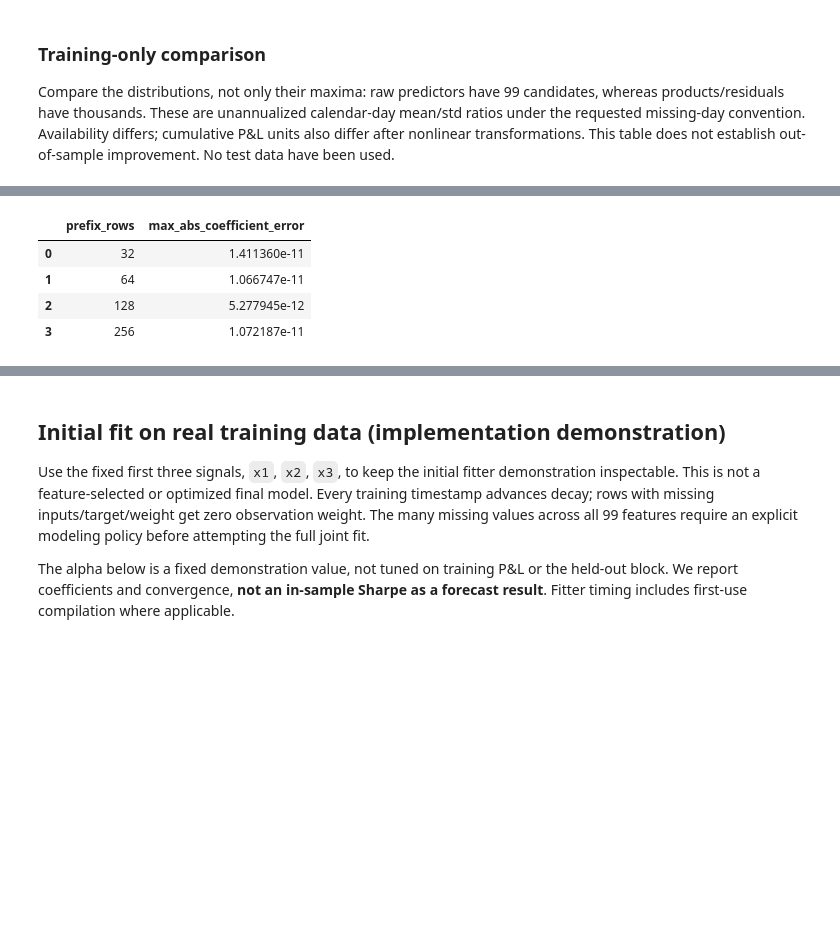
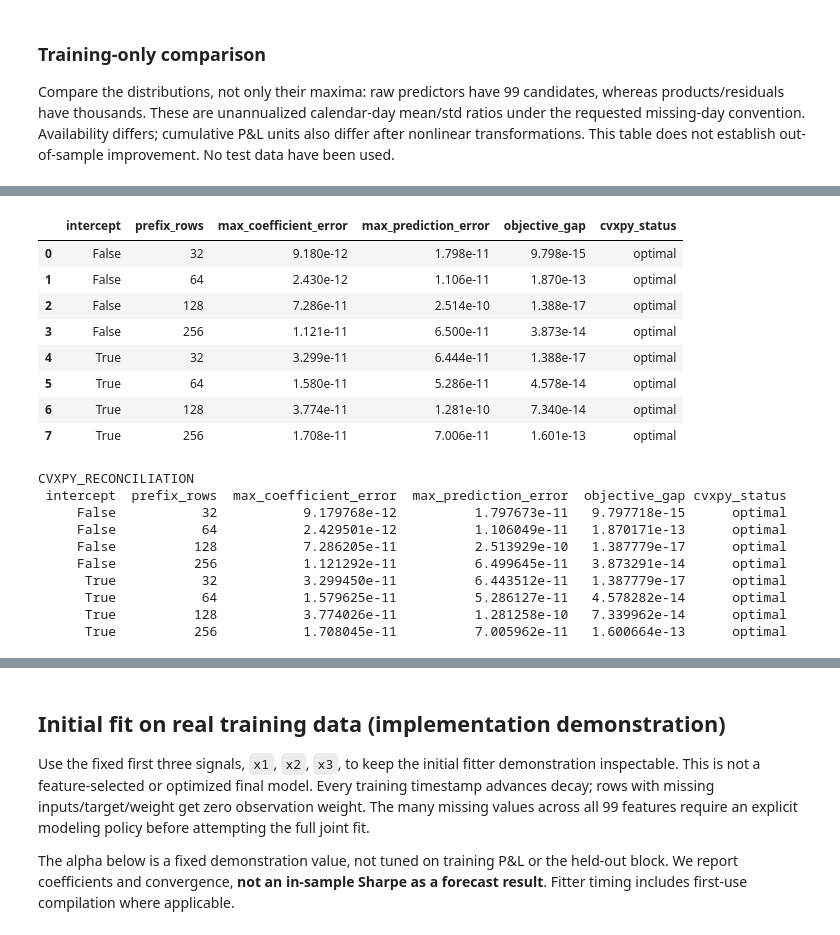
Before and after one commit to ak5ms/th, a Jupyter notebook: notebooks/01_eda.ipynb, the cells around one changed output, grey strips where cells are left out. Cells and saved outputs as stored; diff of their text form; code cells hidden in the pictures; blank space fills up the shorter version.

Commit message:
Store evaluated CVXPY, walk-forward, combined-signal and ES-calendar results

```diff
--- a/notebooks/01_eda.ipynb
+++ b/notebooks/01_eda.ipynb
@@ -760,31 +950,54 @@ References: [scikit-learn Lasso objective and sample-weight normalization](https
 # %%
-# Independent batch reconciliation on a fixed synthetic example, not the holdout.
-from sklearn.linear_model import Lasso
-from takehome.fitters import StreamingWeightedLasso
+# Independent CVXPY loss at identical prefixes; no Numba Gram/CD reuse.
+from takehome.fitters import StreamingWeightedLasso, CvxpyWeightedLasso, BatchedFitters
 
 rng = np.random.default_rng(42)
 X_check = rng.normal(size=(256, 4)) * [1, 2, 3, 4] + .3
-y_check = X_check @ np.array([.6, 0, -.3, .15]) + rng.normal(size=256) * .1
-v_check = rng.lognormal(size=256)
+y_check = .2 + X_check @ np.array([.6, 0, -.3, .15]) + rng.normal(size=256) * .1
+v_check = (rng.uniform(1800, 2200, 256) * rng.lognormal(4, 1, 256))**2
 decay, alpha = .99, .05
-online = StreamingWeightedLasso(4, decay, alpha, max_iter=50000, tol=1e-11,
-                               store_history=True).fit(X_check, y_check, W=v_check)
 verification = []
-for n in [32, 64, 128, 256]:
-    a = v_check[:n] * decay ** np.arange(n-1, -1, -1)
-    mean = np.average(X_check[:n], weights=a, axis=0)
-    scale = np.sqrt(np.average((X_check[:n]-mean)**2, weights=a, axis=0))
-    batch = Lasso(alpha=alpha, fit_intercept=False, max_iter=100000, tol=1e-12)
-    batch.fit(X_check[:n] / scale, y_check[:n], sample_weight=a)
-    difference = online.get_coefs()[n-1] - batch.coef_ / scale
-    verification.append({'prefix_rows': n, 'max_abs_coefficient_error': abs(difference).max()})
+for with_intercept in [False, True]:
+    online = StreamingWeightedLasso(4, decay, alpha, max_iter=50000, tol=1e-11,
+                                    fit_intercept=with_intercept, store_history=True).fit(X_check, y_check, W=v_check)
+    for n in [32, 64, 128, 256]:
+        ref = CvxpyWeightedLasso(4, decay, alpha, fit_intercept=with_intercept, tol=1e-12)
+        ref.fit(X_check[:n], y_check[:n], W=v_check[:n])
+        beta, bias = online.get_coefs()[n-1], online.get_intercepts()[n-1]
+        a = v_check[:n] * decay**np.arange(n-1, -1, -1); a /= a.sum()
+        loss_online = .5 * (a @ (y_check[:n] - X_check[:n] @ beta - bias)**2)
+        loss_online += alpha * np.sum(ref.scale_ * np.abs(beta))
+        verification.append({
+            'intercept': with_intercept, 'prefix_rows': n,
+            'max_coefficient_error': np.max(np.abs(beta-ref.coef)),
+            'max_prediction_error': np.max(np.abs(X_check[:n] @ beta+bias-ref.predict(X_check[:n]))),
+            'objective_gap': abs(loss_online-ref.objective_), 'cvxpy_status': ref.status_,
+        })
+    assert online.n_failed_ == 0
 verification = pd.DataFrame(verification)
-display(verification)
-assert verification.max_abs_coefficient_error.max() < 1e-7
-assert online.n_failed_ == 0
+with pd.option_context('display.float_format', '{:.3e}'.format):
+    display(verification)
+print('CVXPY_RECONCILIATION'); print(verification.to_string(index=False))
+assert verification.max_coefficient_error.max() < 5e-7
+assert verification.max_prediction_error.max() < 2e-6
+assert verification.objective_gap.max() < 1e-9
 # %% [output]
-|  | prefix_rows | max_abs_coefficient_error |
-| 0 | 32 | 1.411360e-11 |
-| 1 | 64 | 1.066747e-11 |
-| 2 | 128 | 5.277945e-12 |
-| 3 | 256 | 1.072187e-11 |
+|  | intercept | prefix_rows | max_coefficient_error | max_prediction_error | objective_gap | cvxpy_status |
+| 0 | False | 32 | 9.180e-12 | 1.798e-11 | 9.798e-15 | optimal |
+| 1 | False | 64 | 2.430e-12 | 1.106e-11 | 1.870e-13 | optimal |
+| 2 | False | 128 | 7.286e-11 | 2.514e-10 | 1.388e-17 | optimal |
+| 3 | False | 256 | 1.121e-11 | 6.500e-11 | 3.873e-14 | optimal |
+| 4 | True | 32 | 3.299e-11 | 6.444e-11 | 1.388e-17 | optimal |
+| 5 | True | 64 | 1.580e-11 | 5.286e-11 | 4.578e-14 | optimal |
+| 6 | True | 128 | 3.774e-11 | 1.281e-10 | 7.340e-14 | optimal |
+| 7 | True | 256 | 1.708e-11 | 7.006e-11 | 1.601e-13 | optimal |
+CVXPY_RECONCILIATION
+ intercept  prefix_rows  max_coefficient_error  max_prediction_error  objective_gap cvxpy_status
+     False           32           9.179768e-12          1.797673e-11   9.797718e-15      optimal
+     False           64           2.429501e-12          1.106049e-11   1.870171e-13      optimal
+     False          128           7.286205e-11          2.513929e-10   1.387779e-17      optimal
+     False          256           1.121292e-11          6.499645e-11   3.873291e-14      optimal
+      True           32           3.299450e-11          6.443512e-11   1.387779e-17      optimal
+      True           64           1.579625e-11          5.286127e-11   4.578282e-14      optimal
+      True          128           3.774026e-11          1.281258e-10   7.339962e-14      optimal
+      True          256           1.708045e-11          7.005962e-11   1.600664e-13      optimal
```
Also changed, not shown: parts of 20 cells of this notebook, 3 other files.
